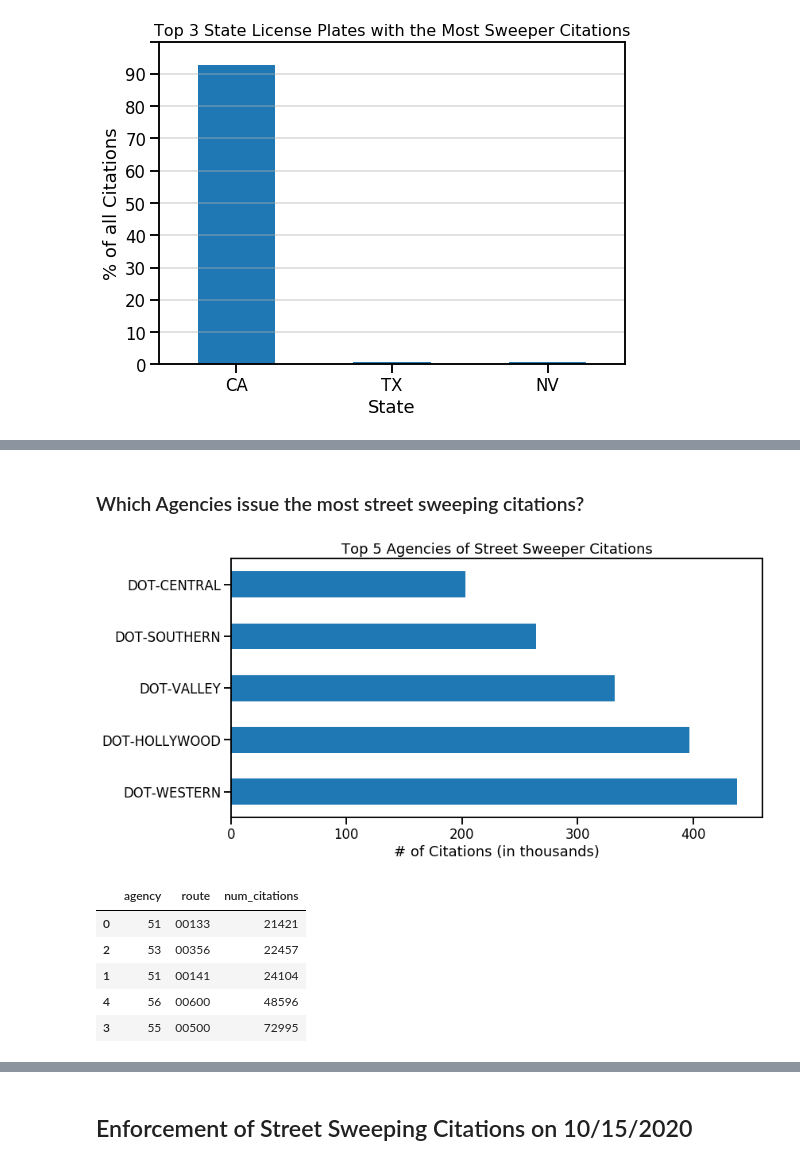
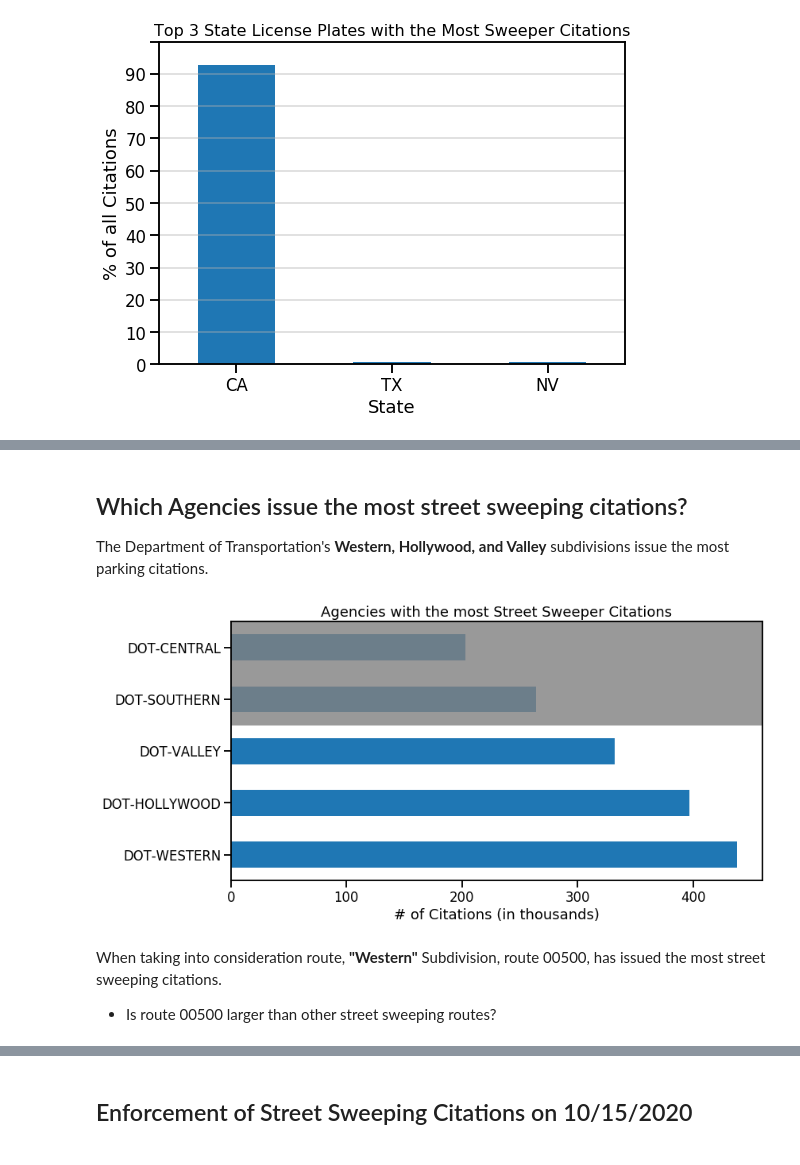
Before and after one commit to Promeos/LADOT-COVID19-enforcement, a Jupyter notebook: MVP.ipynb, the cells around one changed output, grey strips where cells are left out. Saved outputs shown, nothing was run; the diff lists cells and outputs as text; code cells hidden in the pictures.

```diff
--- a/MVP.ipynb
+++ b/MVP.ipynb
@@ -302,33 +329,33 @@ plt.ylabel('Street Name');
 # %% [markdown]
-### Which Agencies issue the most street sweeping citations?
+## Which Agencies issue the most street sweeping citations?
+
+The Department of Transportation's __Western, Hollywood, and Valley__ subdivisions issue the most parking citations.
 # %%
 sns.set_context('talk')
 df_citations.agency.value_counts().nlargest(5).plot.barh(figsize=(12, 6));
+plt.axhspan(2.5, 5, facecolor='0.5', alpha=.8)
 
-plt.title('Top 5 Agencies of Street Sweeper Citations')
+plt.title('Agencies with the most Street Sweeper Citations')
 plt.xlabel('# of Citations (in thousands)')
 
 plt.xticks(np.arange(0, 400_001, 100_000), list(np.arange(0, 401, 100)))
 plt.yticks([0, 1, 2, 3, 4], labels=['DOT-WESTERN',
                                     'DOT-HOLLYWOOD',
                                     'DOT-VALLEY',
                                     'DOT-SOUTHERN',
                                     'DOT-CENTRAL']);
 # %% [output]
-[figure, old version]
+[figure, new version]
+# %% [markdown]
+When taking into consideration route, __"Western"__ Subdivision, route 00500, has issued the most street sweeping citations.
+- Is route 00500 larger than other street sweeping routes?
 # %%
-top_5_routes = df_citations.groupby(['agency', 'route'])\
+top_3_routes = df_citations.groupby(['agency', 'route'])\
                            .size()\
-                           .nlargest(5)\
+                           .nlargest(3)\
                            .sort_index()\
                            .rename('num_citations')\
                            .reset_index()\
-                           .sort_values(by='num_citations')
-top_5_routes
+                           .sort_values(by='num_citations', ascending=False)
+
+top_3_routes.agency = ["DOT-WESTERN", "DOT-SOUTHERN", "DOT-CENTRAL"]
-# %% [output]
-|  | agency | route | num_citations |
-| 0 | 51 | 00133 | 21421 |
-| 2 | 53 | 00356 | 22457 |
-| 1 | 51 | 00141 | 24104 |
-| 4 | 56 | 00600 | 48596 |
-| 3 | 55 | 00500 | 72995 |
```
Also changed, not shown: parts of 12 cells of this notebook.
